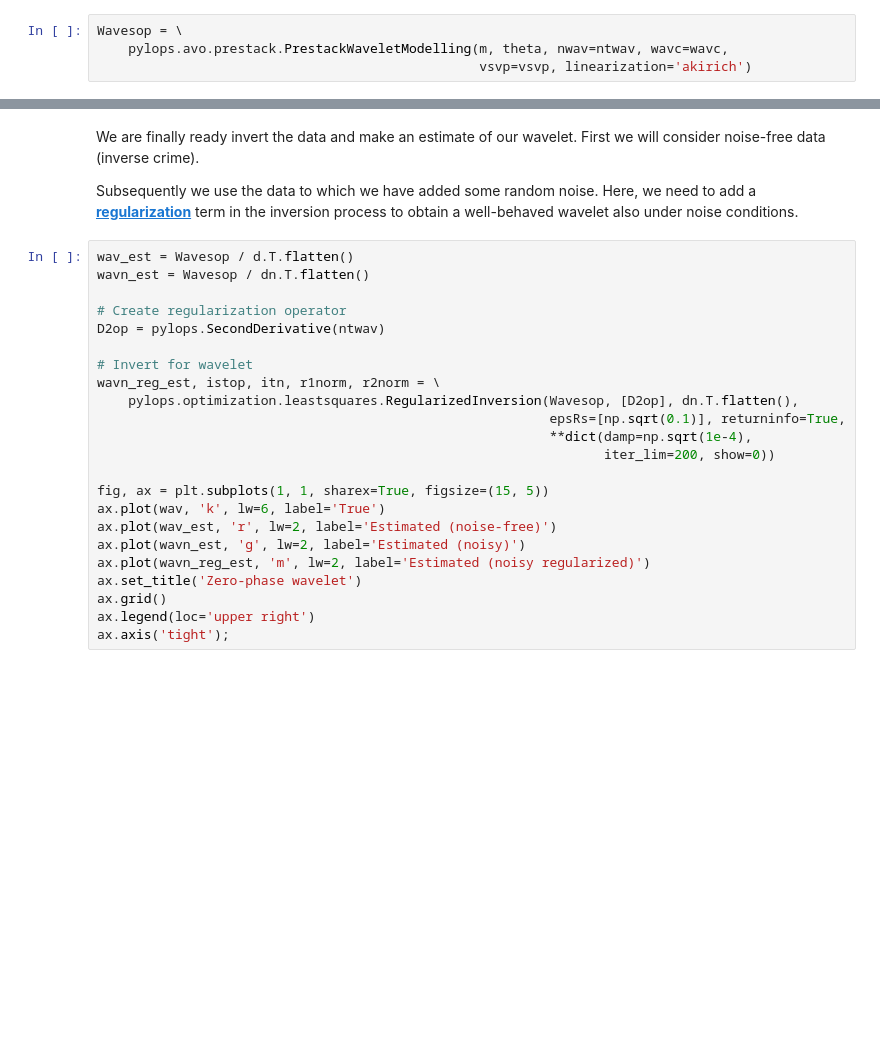
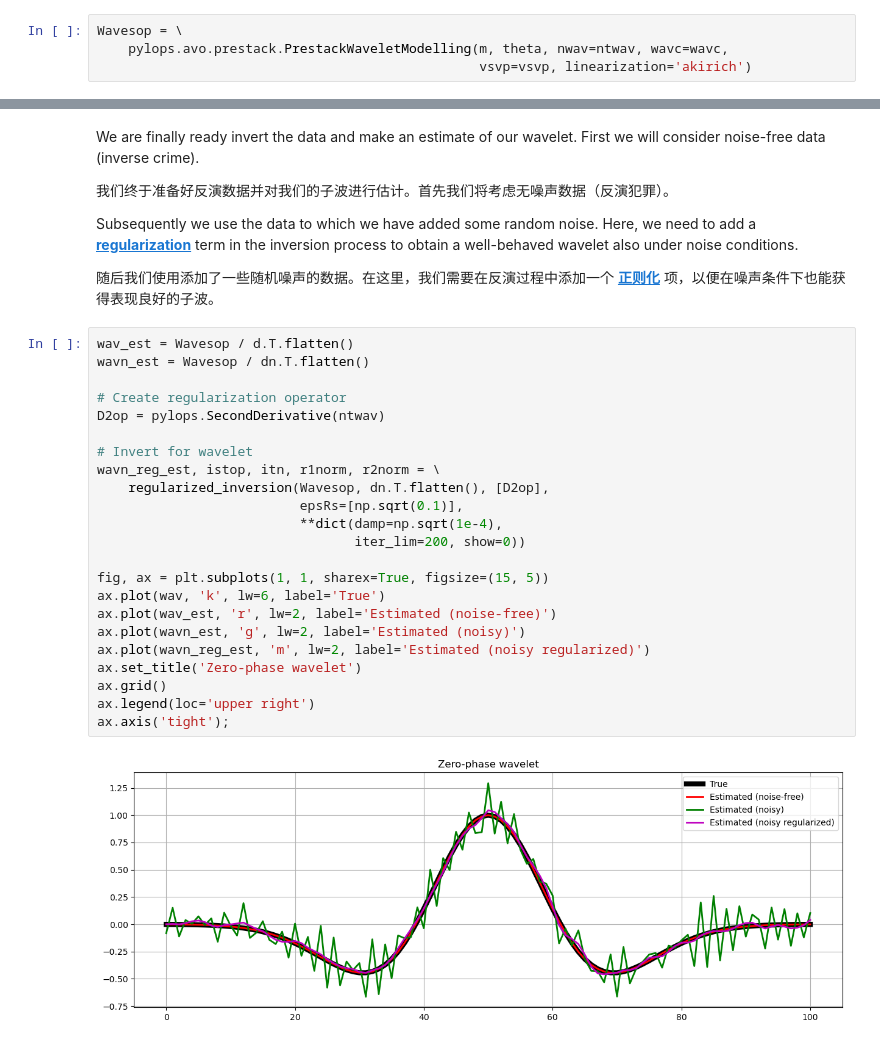
Before and after one commit to oimero/cup_pylops_transform2021, a Jupyter notebook: 1_intro.ipynb, the cells around one changed output, grey strips where cells are left out. Drawn from its saved outputs; the diff is of its cells as text; blank space fills up the shorter version.

```diff
--- a/1_intro.ipynb
+++ b/1_intro.ipynb
@@ -442,30 +643,36 @@ axs[2].legend();
 # %% [markdown]
 We are finally ready invert the data and make an estimate of our wavelet. First we will consider noise-free data (inverse crime).
 
+我们终于准备好反演数据并对我们的子波进行估计。首先我们将考虑无噪声数据（反演犯罪）。
+
 Subsequently we use the data to which we have added some random noise. Here, we need to add a [**regularization**](https://pylops.readthedocs.io/en/latest/api/generated/pylops.optimization.leastsquares.RegularizedInversion.html) term in the inversion process to obtain a well-behaved wavelet also under noise conditions.
+
+随后我们使用添加了一些随机噪声的数据。在这里，我们需要在反演过程中添加一个 [**正则化**](https://pylops.readthedocs.io/en/latest/api/generated/pylops.optimization.leastsquares.RegularizedInversion.html) 项，以便在噪声条件下也能获得表现良好的子波。
 # %%
 wav_est = Wavesop / d.T.flatten()
 wavn_est = Wavesop / dn.T.flatten()
 
 # Create regularization operator
 D2op = pylops.SecondDerivative(ntwav)
 
 # Invert for wavelet
 wavn_reg_est, istop, itn, r1norm, r2norm = \
-    pylops.optimization.leastsquares.RegularizedInversion(Wavesop, [D2op], dn.T.flatten(),
-                                                          epsRs=[np.sqrt(0.1)], returninfo=True,
-                                                          **dict(damp=np.sqrt(1e-4),
-                                                                 iter_lim=200, show=0))
+    regularized_inversion(Wavesop, dn.T.flatten(), [D2op],
+                          epsRs=[np.sqrt(0.1)],
+                          **dict(damp=np.sqrt(1e-4),
+                                 iter_lim=200, show=0))
 
 fig, ax = plt.subplots(1, 1, sharex=True, figsize=(15, 5))
 ax.plot(wav, 'k', lw=6, label='True')
 ax.plot(wav_est, 'r', lw=2, label='Estimated (noise-free)')
 ax.plot(wavn_est, 'g', lw=2, label='Estimated (noisy)')
 ax.plot(wavn_reg_est, 'm', lw=2, label='Estimated (noisy regularized)')
 ax.set_title('Zero-phase wavelet')
 ax.grid()
 ax.legend(loc='upper right')
 ax.axis('tight');
+# %% [output]
+[figure, added]
 # %% [markdown]
 Finally we repeat the same exercise, but this time we use a [**preconditioner**](https://pylops.readthedocs.io/en/latest/api/generated/pylops.optimization.leastsquares.PreconditionedInversion.html).
 
```
Also changed, not shown: parts of 66 cells of this notebook, 1 other file.
